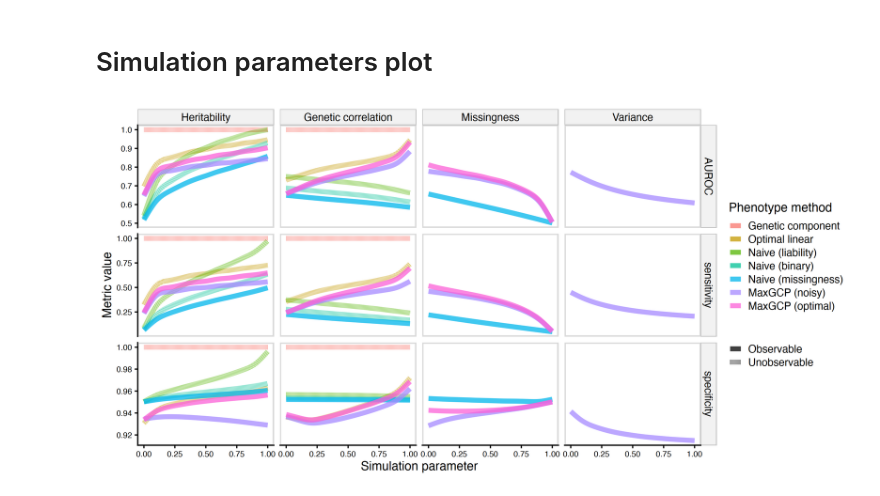
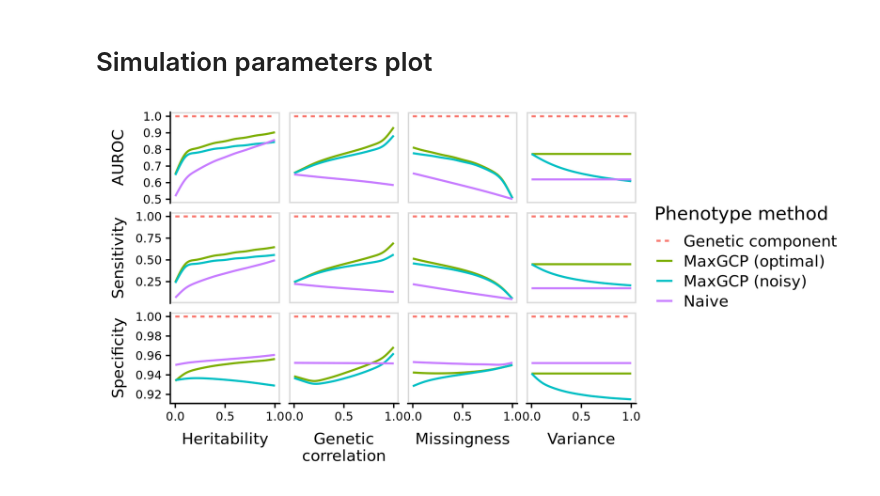
Before and after one commit to tatonetti-lab/maxgcp-analysis, a Jupyter notebook: 1.simulation/plot.ipynb, the cells around one changed output. Drawn from its saved outputs; the diff is of its cells as text; code cells hidden in the pictures.

Commit message:
refactor: update simulation plots

```diff
--- a/1.simulation/plot.ipynb
+++ b/1.simulation/plot.ipynb
@@ -26,5 +11,5 @@ This is mgcv 1.9-1. For overview type 'help("mgcv-package")'.
 # %%
-full_df <- read_tsv("data/full_summary.tsv") %>%
+full_df <- read_tsv_arrow("data/full_summary.tsv.zst") %>%
     mutate(
         i = str_extract(path, "(?<=sim_)[0-9]+"),
         h = str_extract(path, "(?<=h_)[\\.0-9]+"),
@@ -199,7 +204,8 @@ merged_df <- bind_rows(
                     g = "Genetic component",
                 ),
         ) %>%
-        select(plot, method, x = variance, AUROC, sensitivity, specificity),
+        select(plot, method, x = variance, AUROC, sensitivity, specificity) %>%
+        bind_rows(filter(., method == "Naive (missingness)", x == 0) %>% mutate(x = 1.)),
 ) %>%
     mutate(
         method = method %>%
@@ -213,14 +219,16 @@ merged_df <- bind_rows(
                 g = "Genetic component",
             ) %>%
             factor(levels = c(
-                "Genetic component", "Optimal linear", "Naive (liability)", "Naive (binary)", "Naive (missingness)",
-                "MaxGCP (noisy)", "MaxGCP (optimal)"
+                "Genetic component", "Optimal linear", "Naive (liability)", "Naive (binary)",
+                "Naive (missingness)", "MaxGCP (noisy)", "MaxGCP (optimal)"
             )),
         dashed = if_else(
-                method %in% c("Naive (liability)", "Naive (binary)", "Optimal linear", "Genetic component"),
+                method %in% c("Naive (liability)", "Naive (binary)", "Optimal linear",
+                              "Genetic component"),
                 "Unobservable", "Observable"),
         plot = recode_factor(
-            plot, h2 = "Heritability", rg = "Genetic correlation", missingness = "Missingness", variance = "Variance"
+            plot, h2 = "Heritability", rg = "Genetic correlation",
+            missingness = "Missingness", variance = "Variance"
         )
     ) %>%
     filter(!str_detect(method, "_"))
@@ -241,23 +279,39 @@ plot_df <- merged_df %>%
 # %%
-options(repr.plot.width = 12, repr.plot.height = 6, repr.plot.res = 250)
+options(repr.plot.width = 8, repr.plot.height = 4, repr.plot.res = 250)
+
+method_order <- c("Genetic component", "MaxGCP (optimal)", "MaxGCP (noisy)", "Naive")
 
 parameters_plot <- plot_df %>%
-    ggplot(aes(x = x, y = .fitted, group = method, color = method, linetype = dashed)) +
-    geom_line(linewidth = 2, alpha = 0.75) +
-    facet_grid(rows = vars(metric), cols = vars(plot), scales = "free_y") +
-    scale_linetype_discrete(name = "") +
-    scale_color_discrete(name = "Phenotype method") +
+    bind_rows(const_rows) %>%
+    filter(method %in% c(method_order, "Naive (missingness)")) %>%
+    mutate(
+        metric = metric %>% recode(sensitivity = "Sensitivity", specificity = "Specificity"),
+        plot = factor(plot, levels = c("Heritability", "Genetic correlation", "Missingness", "Variance")),
+        method = method %>%
+            recode("Naive (missingness)" = "Naive") %>%
+            factor(levels = method_order)
+    ) %>%
+    ggplot(aes(x = x, y = .fitted, group = method, color = method, linetype = method)) +
+    geom_line(linewidth = 0.75, alpha = 1) +
+    facet_grid(rows = vars(metric), cols = vars(plot), scales = "free_y", switch = "both",
+               labeller = labeller(plot = label_wrap_gen(10))) +
+    scale_linetype_manual(values = c("22", "solid", "solid", "solid"), labels = method_order) +
     theme_cowplot() +
     panel_border() +
     theme(
         axis.text = element_text(size = 9),
-        strip.background = element_rect(fill = "grey95", color = "grey75")
+        strip.background = element_blank(),
+        axis.title = element_blank(),
+        strip.placement = "outside",
+        strip.text.x = element_text(vjust = 1)
     ) +
     xlab("Simulation parameter") +
-    ylab("Metric value")
+    scale_x_continuous(breaks = c(0.0, 0.5, 1.0)) +
+    scale_y_continuous(n.breaks = 5) +
+    labs(color = "Phenotype method", linetype = "Phenotype method")
 
-save_plot("img/parameters.png", parameters_plot, base_width = 12, base_height = 6, dpi = 400)
+save_plot("img/parameters.png", parameters_plot, base_width = 8, base_height = 4, dpi = 400)
 
 parameters_plot
 # %% [output]
-[figure, old version]
+[figure, new version]
```
Also changed, not shown: parts of 6 cells of this notebook, 4 other files.
